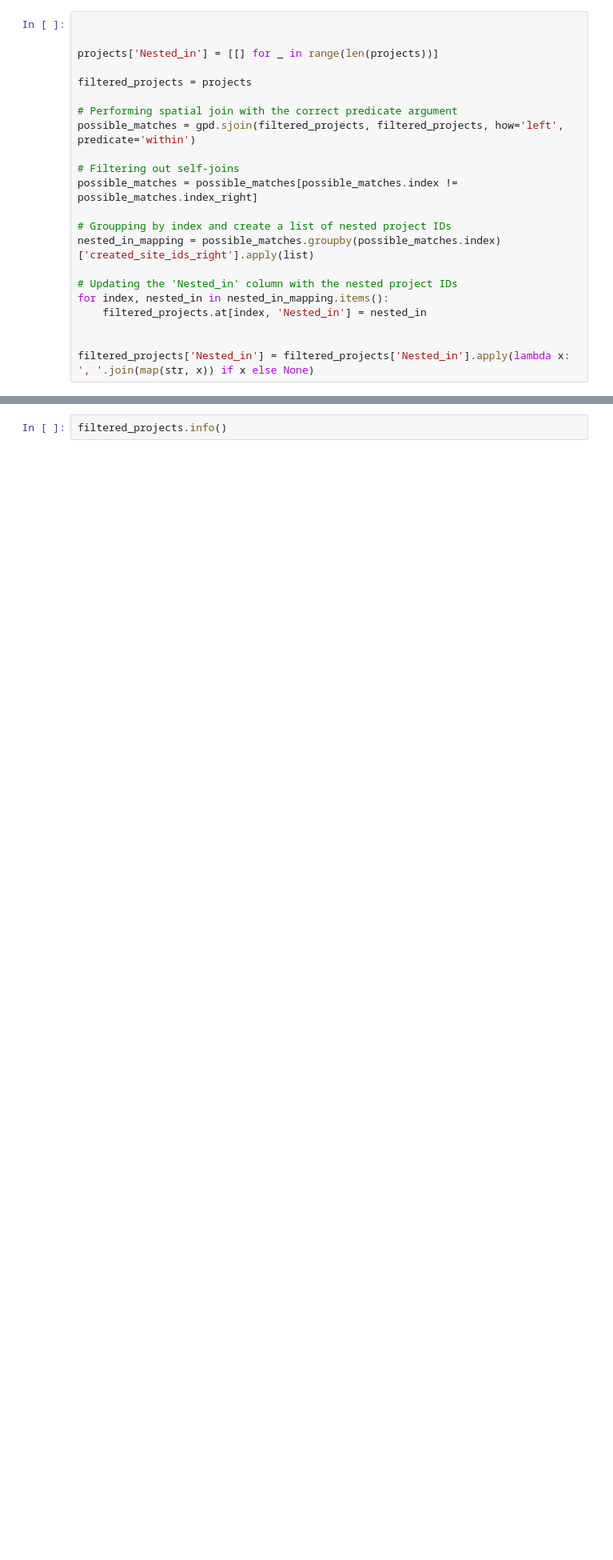
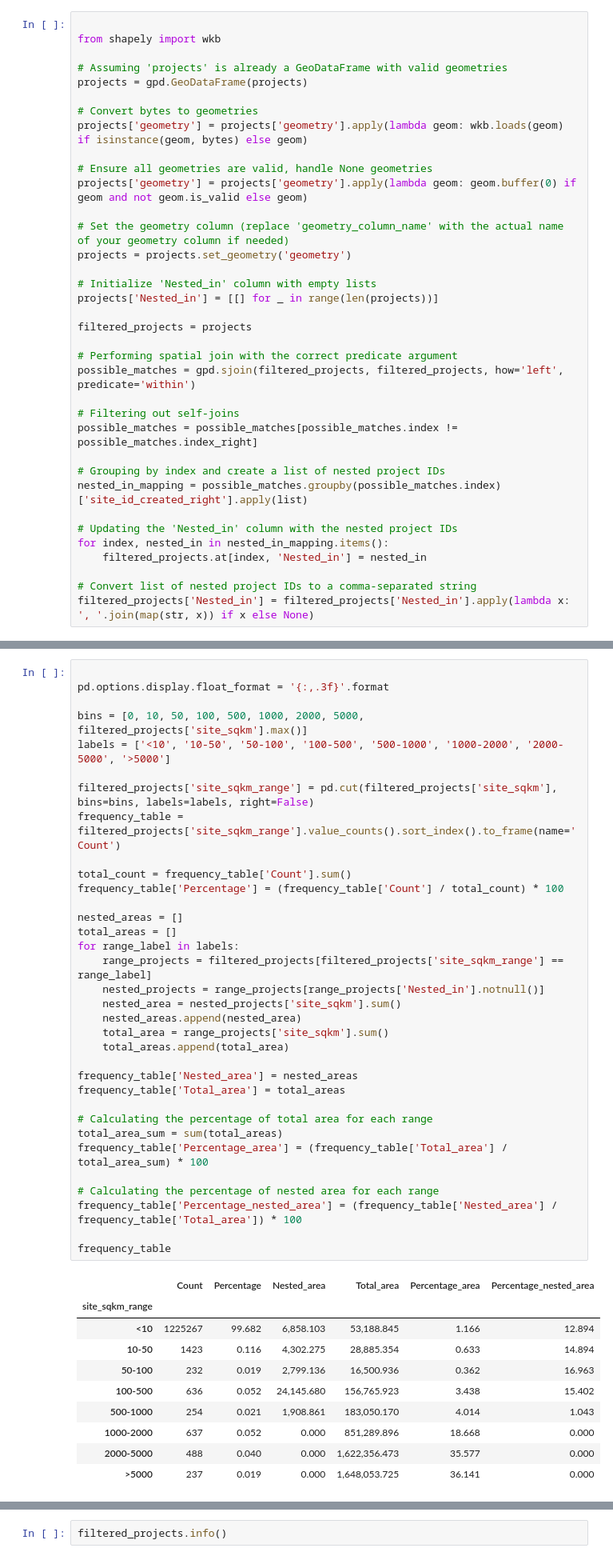
Before and after one commit to Societal-Computing/Forest_Monitoring, a Jupyter notebook: src/nested_polygons_filtering.ipynb, the cells around one changed output, grey strips where cells are left out. Shown at 80% size. Drawn from its saved outputs; the diff is of its cells as text; blank space fills up the shorter version.

```diff
--- a/src/nested_polygons_filtering.ipynb
+++ b/src/nested_polygons_filtering.ipynb
@@ -13,6 +49,20 @@ projects = gpd.read_file("../input/Updated_Reforestation_Data.geojson")
 # %%
 
+from shapely import wkb
 
+# Assuming 'projects' is already a GeoDataFrame with valid geometries
+projects = gpd.GeoDataFrame(projects)
+
+# Convert bytes to geometries
+projects['geometry'] = projects['geometry'].apply(lambda geom: wkb.loads(geom) if isinstance(geom, bytes) else geom)
+
+# Ensure all geometries are valid, handle None geometries
+projects['geometry'] = projects['geometry'].apply(lambda geom: geom.buffer(0) if geom and not geom.is_valid else geom)
+
+# Set the geometry column (replace 'geometry_column_name' with the actual name of your geometry column if needed)
+projects = projects.set_geometry('geometry')
+
+# Initialize 'Nested_in' column with empty lists
 projects['Nested_in'] = [[] for _ in range(len(projects))]
 
 filtered_projects = projects
@@ -23,12 +73,12 @@ possible_matches = gpd.sjoin(filtered_projects, filtered_projects, how='left', p
 # Filtering out self-joins
 possible_matches = possible_matches[possible_matches.index != possible_matches.index_right]
 
-# Groupping by index and create a list of nested project IDs
-nested_in_mapping = possible_matches.groupby(possible_matches.index)['created_site_ids_right'].apply(list)
+# Grouping by index and create a list of nested project IDs
+nested_in_mapping = possible_matches.groupby(possible_matches.index)['site_id_created_right'].apply(list)
 
 # Updating the 'Nested_in' column with the nested project IDs
 for index, nested_in in nested_in_mapping.items():
     filtered_projects.at[index, 'Nested_in'] = nested_in
 
-
+# Convert list of nested project IDs to a comma-separated string
 filtered_projects['Nested_in'] = filtered_projects['Nested_in'].apply(lambda x: ', '.join(map(str, x)) if x else None)
@@ -34,0 +118,45 @@ filtered_projects['Nested_in'] = filtered_projects['Nested_in'].apply(lambda x:
+# %%
+
+pd.options.display.float_format = '{:,.3f}'.format
+
+bins = [0, 10, 50, 100, 500, 1000, 2000, 5000, filtered_projects['site_sqkm'].max()]
+labels = ['<10', '10-50', '50-100', '100-500', '500-1000', '1000-2000', '2000-5000', '>5000']
+
+filtered_projects['site_sqkm_range'] = pd.cut(filtered_projects['site_sqkm'], bins=bins, labels=labels, right=False)
+frequency_table = filtered_projects['site_sqkm_range'].value_counts().sort_index().to_frame(name='Count')
+
+total_count = frequency_table['Count'].sum()
+frequency_table['Percentage'] = (frequency_table['Count'] / total_count) * 100
+
+nested_areas = []
+total_areas = []
+for range_label in labels:
+    range_projects = filtered_projects[filtered_projects['site_sqkm_range'] == range_label]
+    nested_projects = range_projects[range_projects['Nested_in'].notnull()]
+    nested_area = nested_projects['site_sqkm'].sum()
+    nested_areas.append(nested_area)
+    total_area = range_projects['site_sqkm'].sum()
+    total_areas.append(total_area)
+
+frequency_table['Nested_area'] = nested_areas
+frequency_table['Total_area'] = total_areas
+
+# Calculating the percentage of total area for each range
+total_area_sum = sum(total_areas)
+frequency_table['Percentage_area'] = (frequency_table['Total_area'] / total_area_sum) * 100
+
+# Calculating the percentage of nested area for each range
+frequency_table['Percentage_nested_area'] = (frequency_table['Nested_area'] / frequency_table['Total_area']) * 100
+
+frequency_table
+# %% [output]
+|  | Count | Percentage | Nested_area | Total_area | Percentage_area | Percentage_nested_area |
+| site_sqkm_range |  |  |  |  |  |  |
+| <10 | 1225267 | 99.682 | 6,858.103 | 53,188.845 | 1.166 | 12.894 |
+| 10-50 | 1423 | 0.116 | 4,302.275 | 28,885.354 | 0.633 | 14.894 |
+| 50-100 | 232 | 0.019 | 2,799.136 | 16,500.936 | 0.362 | 16.963 |
+| 100-500 | 636 | 0.052 | 24,145.680 | 156,765.923 | 3.438 | 15.402 |
+| 500-1000 | 254 | 0.021 | 1,908.861 | 183,050.170 | 4.014 | 1.043 |
+| 1000-2000 | 637 | 0.052 | 0.000 | 851,289.896 | 18.668 | 0.000 |
+| 2000-5000 | 488 | 0.040 | 0.000 | 1,622,356.473 | 35.577 | 0.000 |
+| >5000 | 237 | 0.019 | 0.000 | 1,648,053.725 | 36.141 | 0.000 |
```
Also changed, not shown: parts of 8 cells of this notebook, 6 other files.
